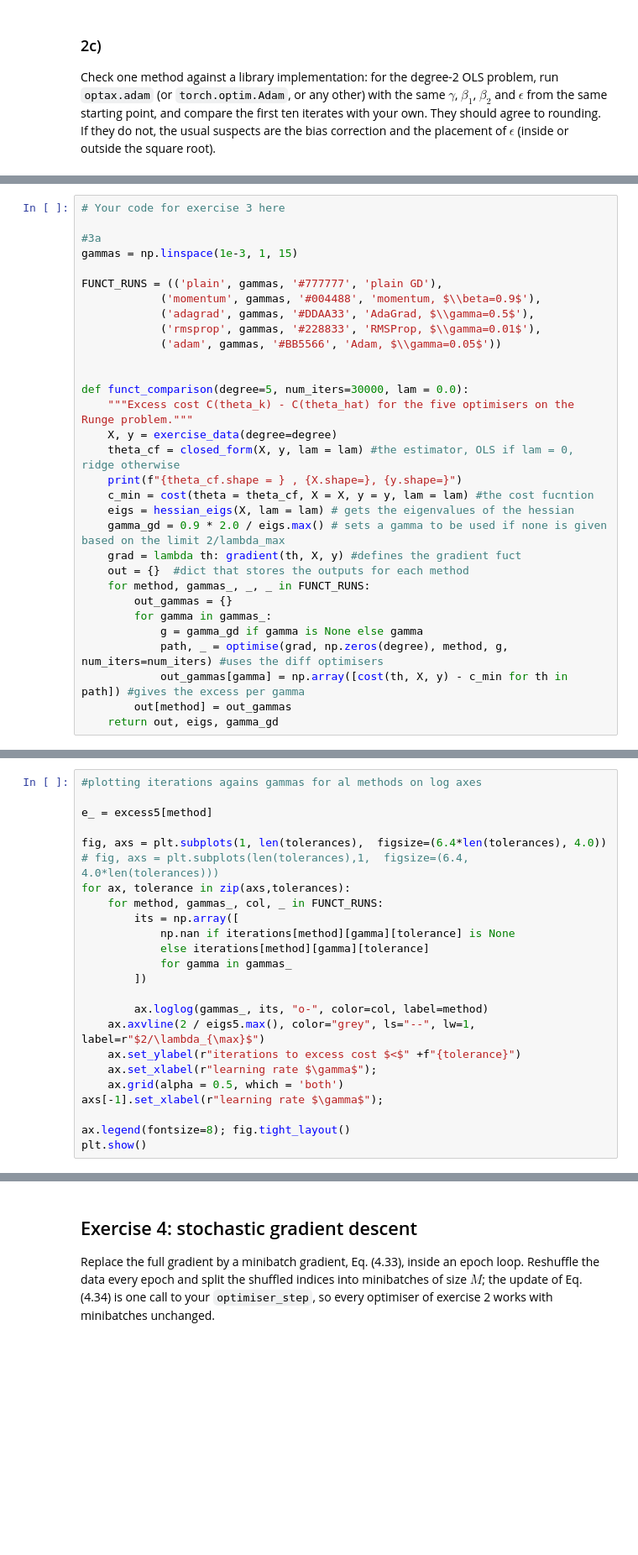
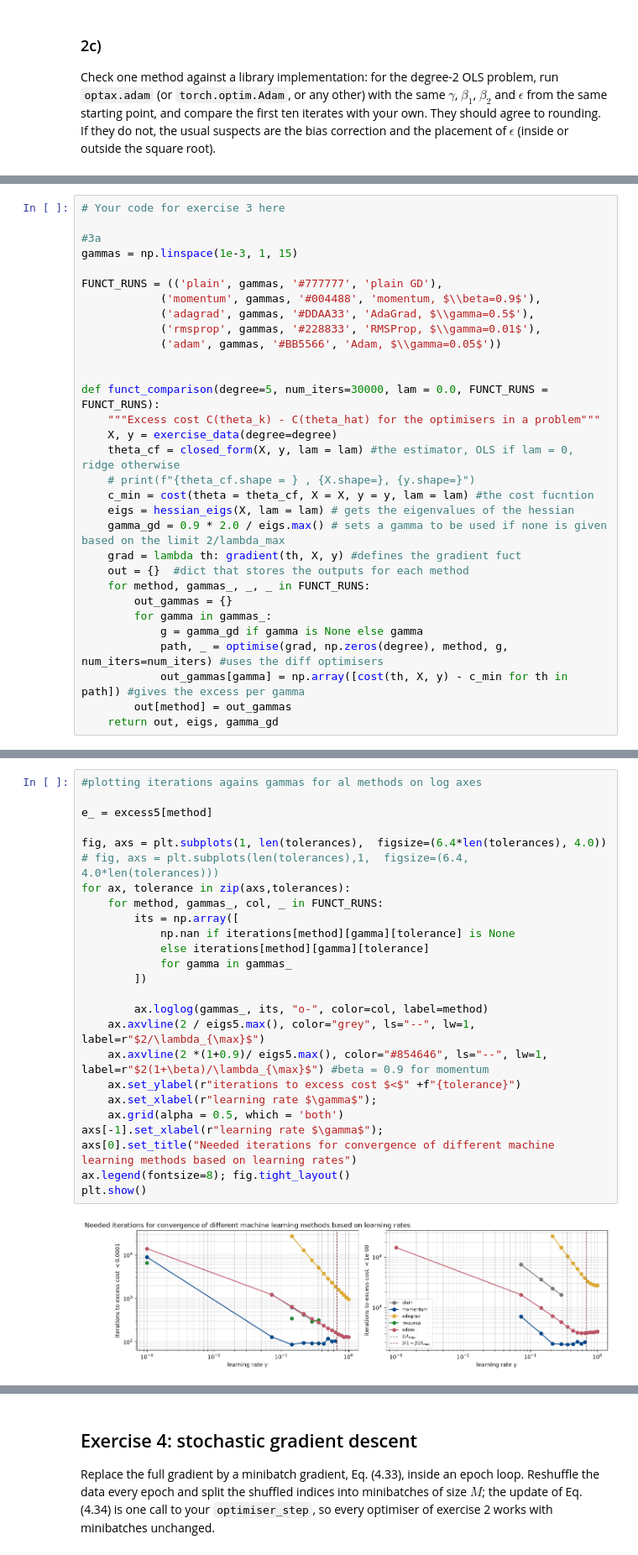
Before and after one commit to nillescorner/FYS-STK4155-Group, a Jupyter notebook: WeeklyTasks/exercisesweek38.ipynb, the cells around one changed output, grey strips where cells are left out. Shown at 84% size. Cells and saved outputs as stored; diff of their text form; blank space fills up the shorter version.

```diff
--- a/WeeklyTasks/exercisesweek38.ipynb
+++ b/WeeklyTasks/exercisesweek38.ipynb
@@ -660,11 +709,11 @@ FUNCT_RUNS = (('plain', gammas, '#777777', 'plain GD'),
             ('adam', gammas, '#BB5566', 'Adam, $\\gamma=0.05$'))
 
 
-def funct_comparison(degree=5, num_iters=30000, lam = 0.0):
-    """Excess cost C(theta_k) - C(theta_hat) for the five optimisers on the Runge problem."""
+def funct_comparison(degree=5, num_iters=30000, lam = 0.0, FUNCT_RUNS = FUNCT_RUNS):
+    """Excess cost C(theta_k) - C(theta_hat) for the optimisers in a problem"""
     X, y = exercise_data(degree=degree)
     theta_cf = closed_form(X, y, lam = lam) #the estimator, OLS if lam = 0, ridge otherwise
-    print(f"{theta_cf.shape = } , {X.shape=}, {y.shape=}")
+    # print(f"{theta_cf.shape = } , {X.shape=}, {y.shape=}")
     c_min = cost(theta = theta_cf, X = X, y = y, lam = lam) #the cost fucntion
     eigs = hessian_eigs(X, lam = lam) # gets the eigenvalues of the hessian
     gamma_gd = 0.9 * 2.0 / eigs.max() # sets a gamma to be used if none is given based on the limit 2/lambda_max
@@ -694,24 +762,27 @@ for method, gammas_, _, _ in FUNCT_RUNS:
 # %%
 #plotting iterations agains gammas for al methods on log axes
 
 e_ = excess5[method]
 
 fig, axs = plt.subplots(1, len(tolerances),  figsize=(6.4*len(tolerances), 4.0))
 # fig, axs = plt.subplots(len(tolerances),1,  figsize=(6.4, 4.0*len(tolerances)))
 for ax, tolerance in zip(axs,tolerances):
     for method, gammas_, col, _ in FUNCT_RUNS:
         its = np.array([
             np.nan if iterations[method][gamma][tolerance] is None
             else iterations[method][gamma][tolerance]
             for gamma in gammas_
         ])
 
         ax.loglog(gammas_, its, "o-", color=col, label=method)
     ax.axvline(2 / eigs5.max(), color="grey", ls="--", lw=1, label=r"$2/\lambda_{\max}$")
+    ax.axvline(2 *(1+0.9)/ eigs5.max(), color="#854646", ls="--", lw=1, label=r"$2(1+\beta)/\lambda_{\max}$") #beta = 0.9 for momentum
     ax.set_ylabel(r"iterations to excess cost $<$" +f"{tolerance}")
     ax.set_xlabel(r"learning rate $\gamma$");
     ax.grid(alpha = 0.5, which = 'both')
 axs[-1].set_xlabel(r"learning rate $\gamma$");
-
+axs[0].set_title("Needed iterations for convergence of different machine learning methods based on learning rates")
 ax.legend(fontsize=8); fig.tight_layout()
 plt.show()
+# %% [output]
+[figure, added]
```
Also changed, not shown: parts of 23 cells of this notebook, 2 other files.
